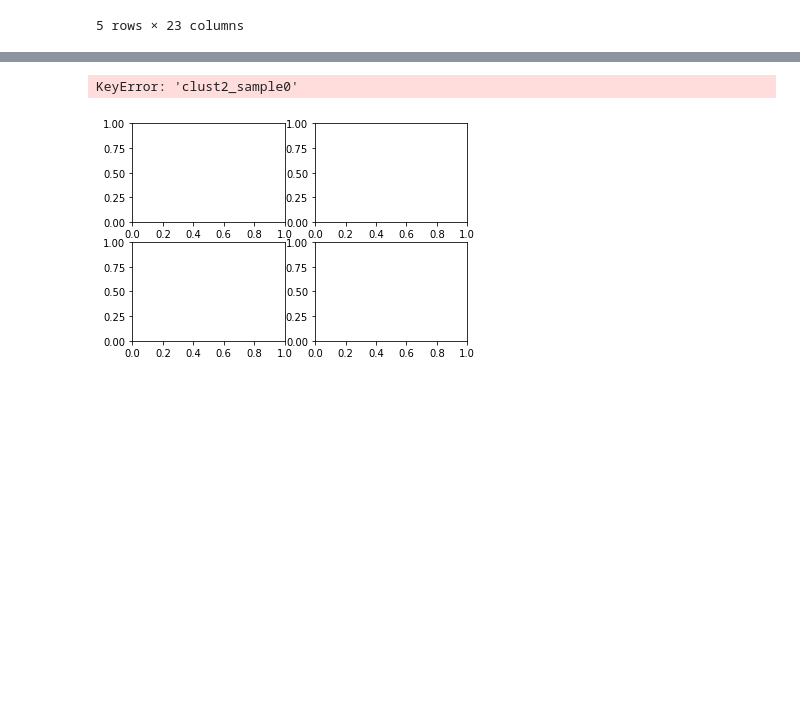
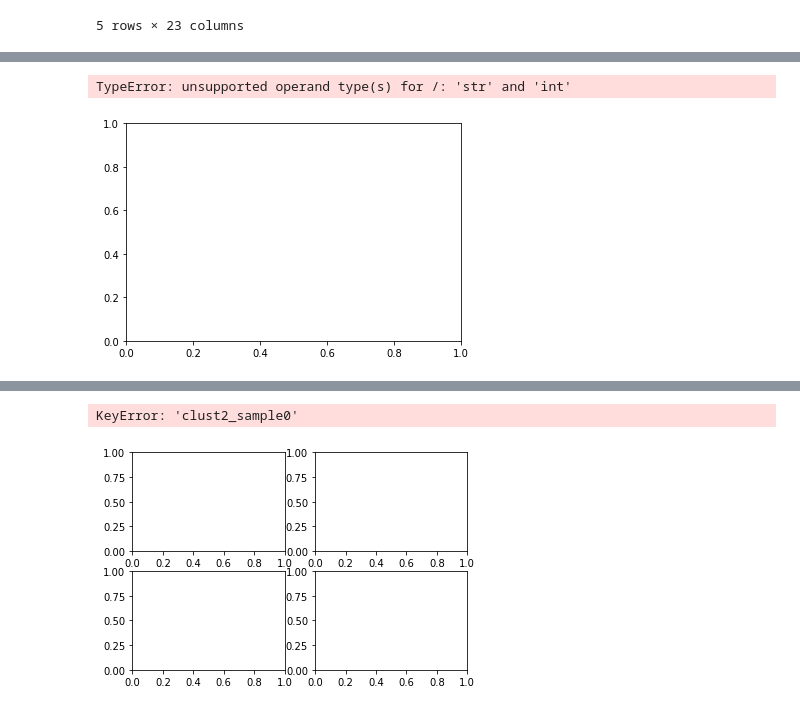
Before and after one commit to micsab/thinkful_files, a Jupyter notebook: unit_4/lesson_1/challenge_boston_marathon.ipynb, the cells around one changed output, grey strips where cells are left out. Cells and saved outputs as stored; diff of their text form; code cells hidden in the pictures; blank space fills up the shorter version.

```diff
--- a/unit_4/lesson_1/challenge_boston_marathon.ipynb
+++ b/unit_4/lesson_1/challenge_boston_marathon.ipynb
@@ -38,3 +43,8 @@ df.head()
+# %%
+sns.distplot(df['age_group'])
+# %% [output]
+TypeError: unsupported operand type(s) for /: 'str' and 'int'
+[figure, added]
 # %%
 df.dtypes
 # %% [output]
```
Also changed, not shown: parts of 4 cells of this notebook.
